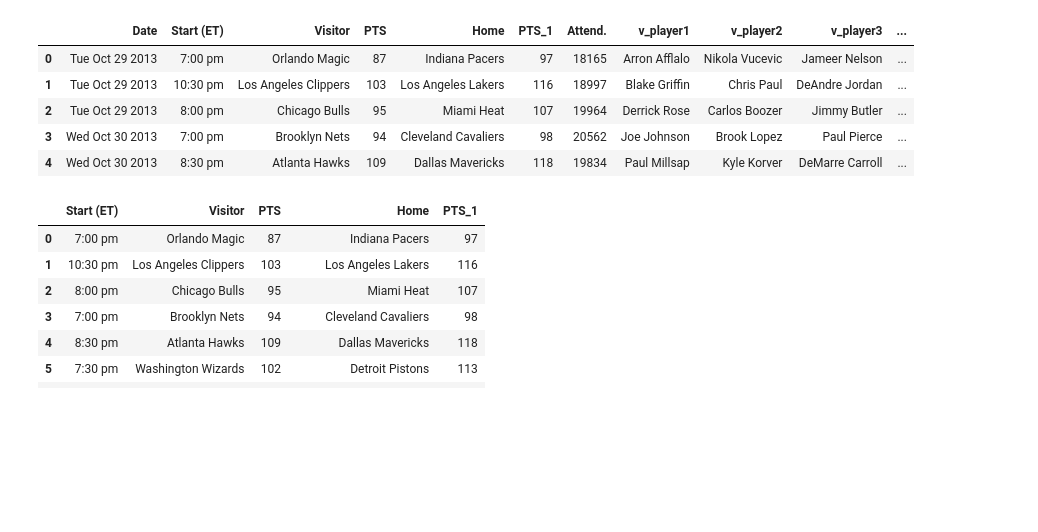
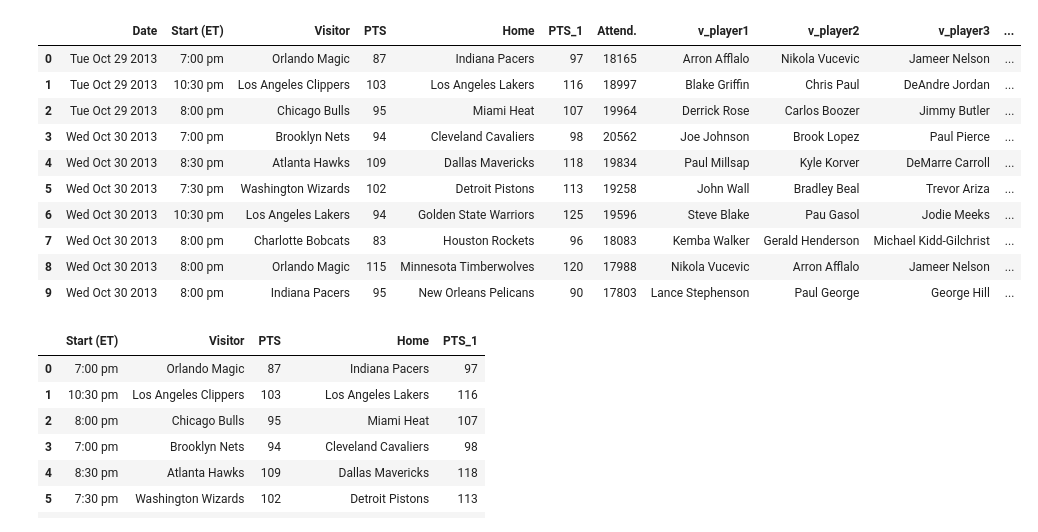
Before and after one commit to cis-519-team/project, a Jupyter notebook: Untitled.ipynb, the cells around one changed output. Saved outputs shown, nothing was run; the diff lists cells and outputs as text; code cells hidden in the pictures; blank space fills up the shorter version.

Commit message:
data clean

```diff
--- a/Untitled.ipynb
+++ b/Untitled.ipynb
@@ -21,14 +21,19 @@ def who_win(a,b):
         return 0
 data['visitor_win']=data.apply(lambda x: who_win(x.PTS, x.PTS_1), axis = 1)
 # %%
-data.head()
+data.head(10)
 # %% [output]
 |  | Date | Start (ET) | Visitor | PTS | Home | PTS_1 | Attend. | v_player1 | v_player2 | v_player3 | ... |
 | 0 | Tue Oct 29 2013 | 7:00 pm | Orlando Magic | 87 | Indiana Pacers | 97 | 18165 | Arron Afflalo | Nikola Vucevic | Jameer Nelson | ... |
 | 1 | Tue Oct 29 2013 | 10:30 pm | Los Angeles Clippers | 103 | Los Angeles Lakers | 116 | 18997 | Blake Griffin | Chris Paul | DeAndre Jordan | ... |
 | 2 | Tue Oct 29 2013 | 8:00 pm | Chicago Bulls | 95 | Miami Heat | 107 | 19964 | Derrick Rose | Carlos Boozer | Jimmy Butler | ... |
 | 3 | Wed Oct 30 2013 | 7:00 pm | Brooklyn Nets | 94 | Cleveland Cavaliers | 98 | 20562 | Joe Johnson | Brook Lopez | Paul Pierce | ... |
 | 4 | Wed Oct 30 2013 | 8:30 pm | Atlanta Hawks | 109 | Dallas Mavericks | 118 | 19834 | Paul Millsap | Kyle Korver | DeMarre Carroll | ... |
+| 5 | Wed Oct 30 2013 | 7:30 pm | Washington Wizards | 102 | Detroit Pistons | 113 | 19258 | John Wall | Bradley Beal | Trevor Ariza | ... |
+| 6 | Wed Oct 30 2013 | 10:30 pm | Los Angeles Lakers | 94 | Golden State Warriors | 125 | 19596 | Steve Blake | Pau Gasol | Jodie Meeks | ... |
+| 7 | Wed Oct 30 2013 | 8:00 pm | Charlotte Bobcats | 83 | Houston Rockets | 96 | 18083 | Kemba Walker | Gerald Henderson | Michael Kidd-Gilchrist | ... |
+| 8 | Wed Oct 30 2013 | 8:00 pm | Orlando Magic | 115 | Minnesota Timberwolves | 120 | 17988 | Nikola Vucevic | Arron Afflalo | Jameer Nelson | ... |
+| 9 | Wed Oct 30 2013 | 8:00 pm | Indiana Pacers | 95 | New Orleans Pelicans | 90 | 17803 | Lance Stephenson | Paul George | George Hill | ... |
 # %%
 team_index={'Atlanta Hawks':0,'Boston Celtics':1,'Brooklyn Nets':2,'Charlotte Hornets':3,'Charlotte Bobcats':3,
            'Chicago Bulls':4,'Cleveland Cavaliers':5,'Dallas Mavericks':6,'Denver Nuggets':7,'Detroit Pistons':8,
```
Also changed, not shown: parts of 10 cells of this notebook, 1 other file.
